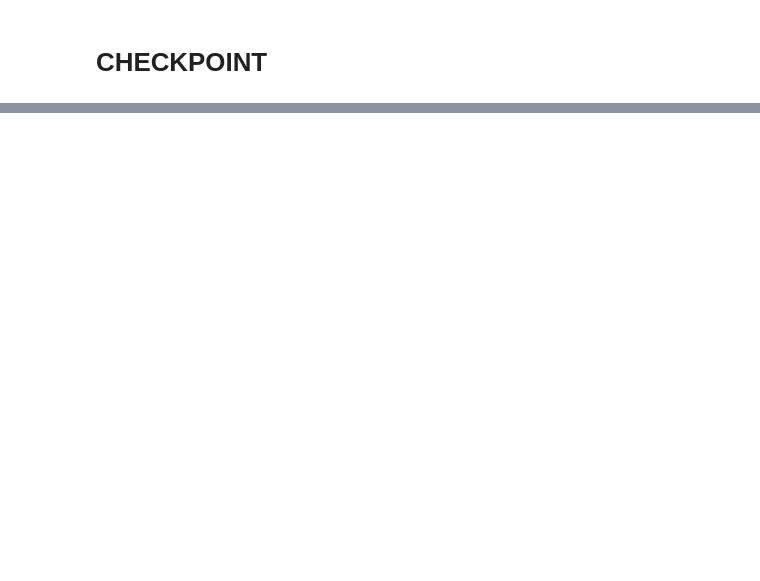
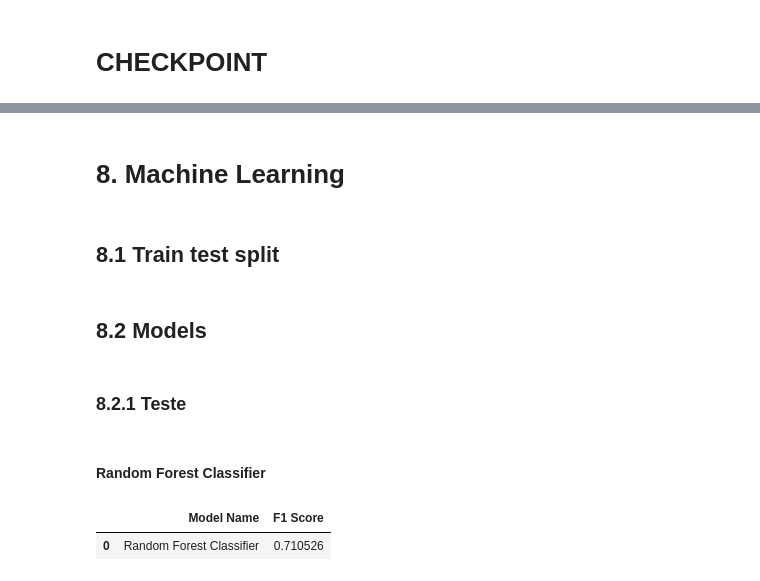
Before and after one commit to rsantosluan/Titanic-MLDisaster, a Jupyter notebook: notebooks/eda.ipynb, the cells around one changed output, grey strips where cells are left out. Drawn from its saved outputs; the diff is of its cells as text; code cells hidden in the pictures; blank space fills up the shorter version.

Commit message:
Início de modelagem de ML

```diff
--- a/notebooks/eda.ipynb
+++ b/notebooks/eda.ipynb
@@ -354,0 +415,2 @@ data_raw['P_title'] = data_raw.Name.apply( lambda x : x[x.find( ',' ) + 2 : x.fi
+# %%
+df = pkl.load( open('../data/CP/df.sav', 'rb') )
@@ -354,0 +461,32 @@ data_raw['P_title'] = data_raw.Name.apply( lambda x : x[x.find( ',' ) + 2 : x.fi
+# %% [markdown]
+# 8. Machine Learning
+# %% [markdown]
+## 8.1 Train test split
+# %%
+x = df.drop( columns = ['PassengerId','Survived', 'Name', 'Ticket', 'Embarked'] )
+y = df.Survived
+# %%
+xtr, xte, ytr, yte = train_test_split(x, y)
+# %% [markdown]
+## 8.2 Models
+# %% [markdown]
+### 8.2.1 Teste
+# %% [markdown]
+#### Random Forest Classifier
+# %%
+#Model train
+rfc = RandomForestClassifier()
+rfc.fit(xtr, ytr)
+#Score
+y_hat = rfc.predict(xte)
+res = f1_score(yte, y_hat)
+result = pd.DataFrame(
+    {'Model Name' : 'Random Forest Classifier',
+    'F1 Score'    : res},
+    index = [0]
+)
+# %%
+result
+# %% [output]
+|  | Model Name | F1 Score |
+| 0 | Random Forest Classifier | 0.710526 |
```
Also changed, not shown: parts of 29 cells of this notebook, 7 other files.
